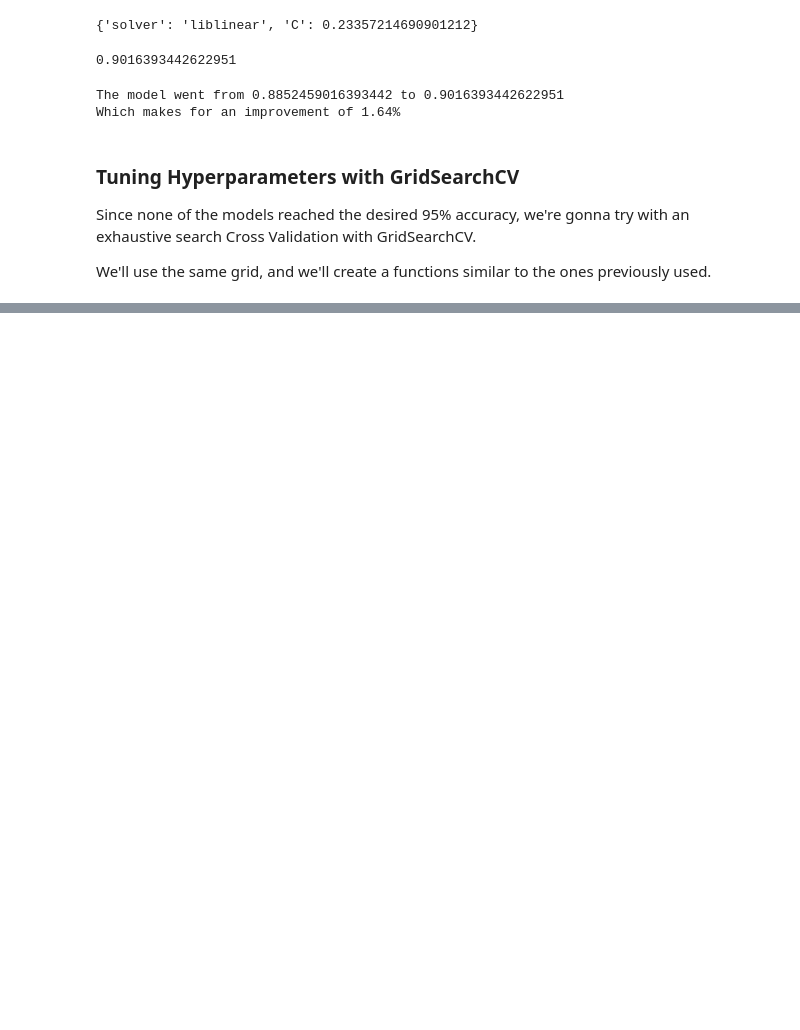
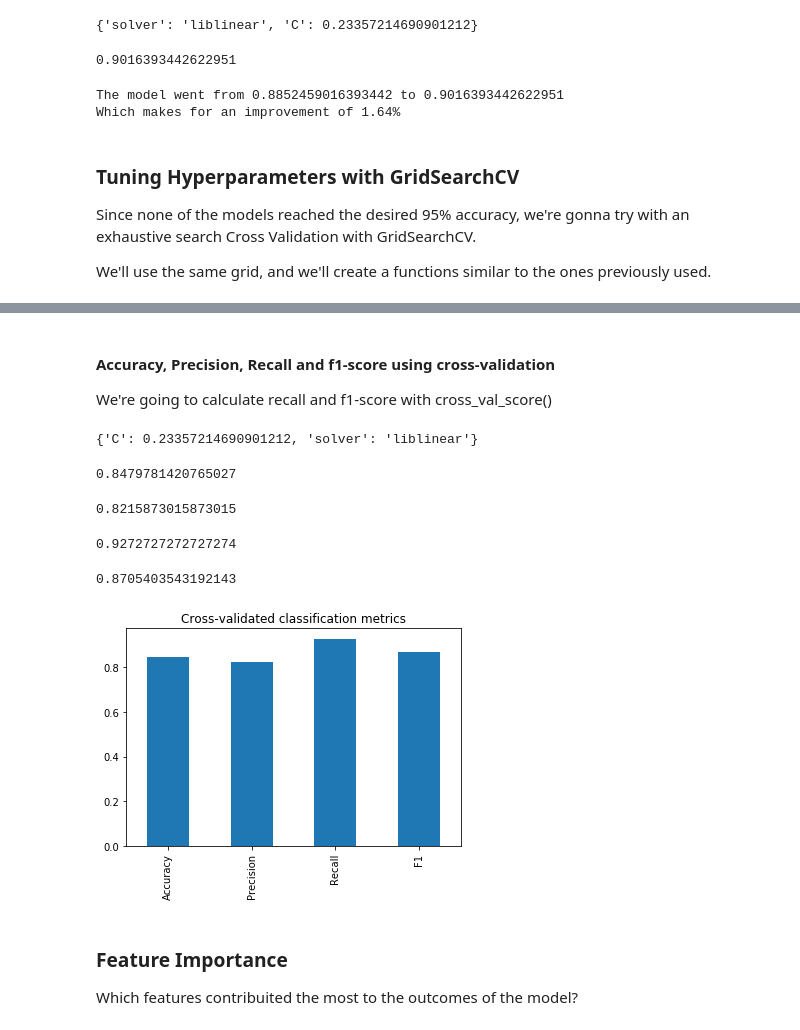
Before and after one commit to JorgePasco1/heart-disease-classification, a Jupyter notebook: heart-disease-classification.ipynb, the cells around one changed output, grey strips where cells are left out. Saved outputs shown, nothing was run; the diff lists cells and outputs as text; code cells hidden in the pictures; blank space fills up the shorter version.

```diff
--- a/heart-disease-classification.ipynb
+++ b/heart-disease-classification.ipynb
@@ -739,0 +857,77 @@ Fitting 5 folds for each of 7200 candidates, totalling 36000 fits
+# %% [markdown]
+#### Accuracy, Precision, Recall and f1-score using cross-validation
+
+We're going to calculate recall and f1-score with cross_val_score()
+# %%
+# Check best hyperparameters
+gs_log_reg.best_params_
+# %% [output]
+{'C': 0.23357214690901212, 'solver': 'liblinear'}
+# %%
+# Create a new classifier with this paramas
+clf = LogisticRegression(C=gs_log_reg.best_params_['C'],
+                         solver=gs_log_reg.best_params_['solver'])
+# %%
+# Cross-validated accuracy
+cv_acc = cross_val_score(clf,
+                         X,
+                         y,
+                         cv=5,
+                         scoring='accuracy')
+
+cv_acc = np.mean(cv_acc)
+cv_acc
+# %% [output]
+0.8479781420765027
+# %%
+# Cross-validated precision
+cv_precision = cross_val_score(clf,
+                               X,
+                               y,
+                               cv=5,
+                               scoring='precision')
+
+cv_precision = np.mean(cv_precision)
+cv_precision
+# %% [output]
+0.8215873015873015
+# %%
+# Cross-validated recall
+cv_recall = cross_val_score(clf,
+                         X,
+                         y,
+                         cv=5,
+                         scoring='recall')
+
+cv_recall = np.mean(cv_recall)
+cv_recall
+# %% [output]
+0.9272727272727274
+# %%
+# Cross-validated f1-score
+cv_f1 = cross_val_score(clf,
+                        X,
+                        y,
+                        cv=5,
+                        scoring='f1')
+
+cv_f1 = np.mean(cv_f1)
+cv_f1
+# %% [output]
+0.8705403543192143
+# %%
+# Visualize cross-validated metrics
+cv_metrics = pd.DataFrame({'Accuracy': cv_acc,
+                           'Precision': cv_precision,
+                           'Recall': cv_recall,
+                           'F1': cv_f1},
+                          index=[0])
+
+cv_metrics.T.plot.bar(title="Cross-validated classification metrics",
+                      legend=False);
+# %% [output]
+[figure, added]
+# %% [markdown]
+### Feature Importance
+
+Which features contribuited the most to the outcomes of the model?
```
Also changed, not shown: parts of 47 cells of this notebook, 3 other files.
